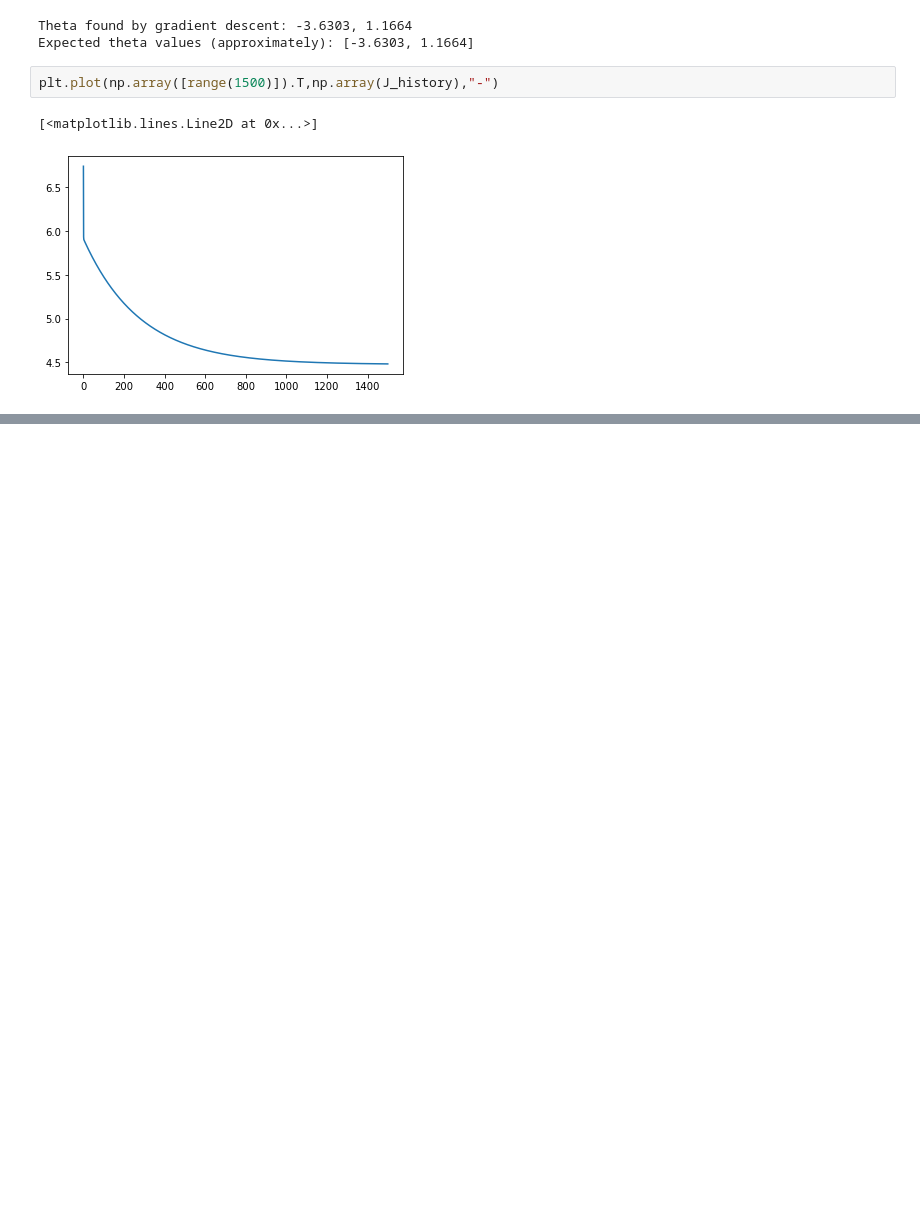
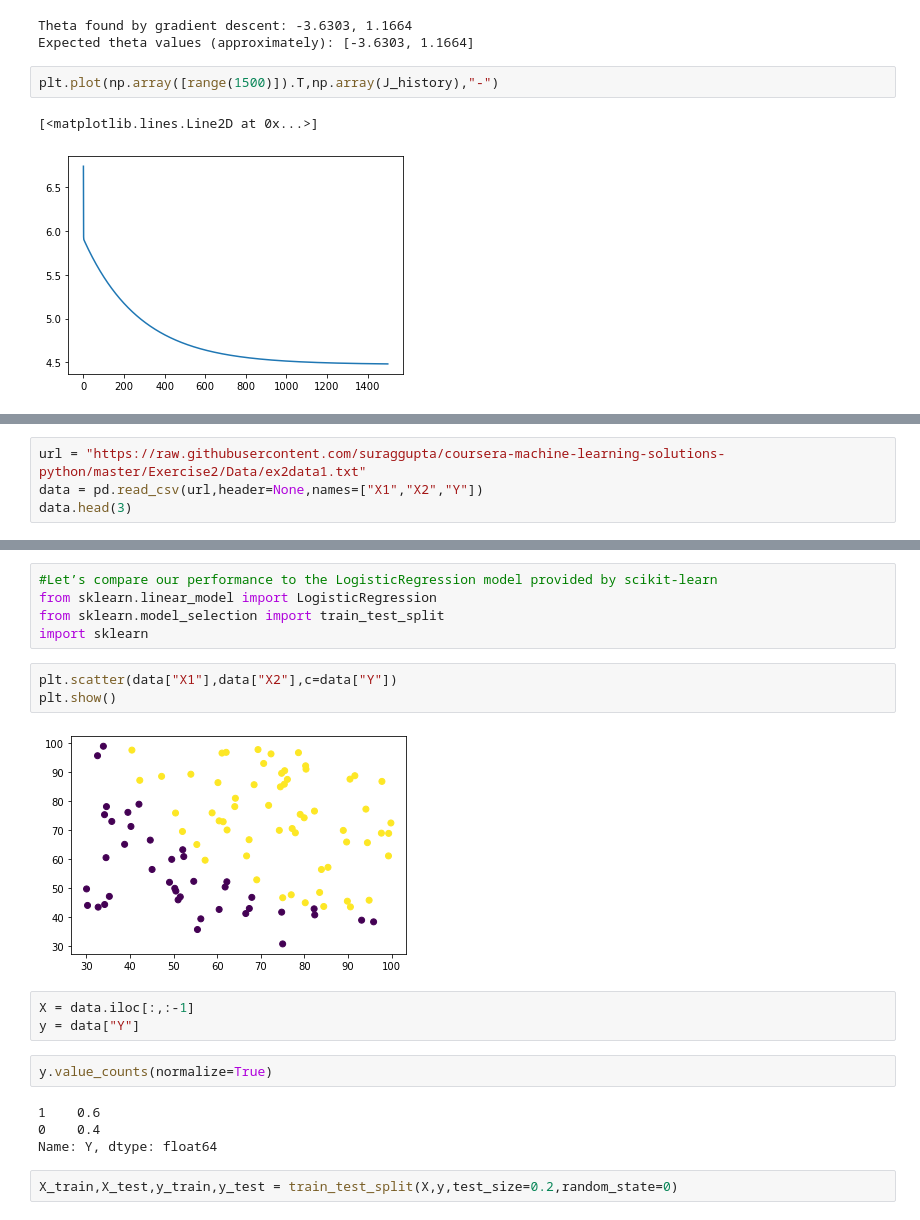
Before and after one commit to gonzalo71/TestGit, a Jupyter notebook: ejercicios_andrewng.ipynb, the cells around one changed output, grey strips where cells are left out. Saved outputs shown, nothing was run; the diff lists cells and outputs as text; blank space fills up the shorter version.

Commit message:
nuevo hoja python

```diff
--- a/ejercicios_andrewng.ipynb
+++ b/ejercicios_andrewng.ipynb
@@ -148,0 +253,4 @@ plt.plot(np.array([range(1500)]).T,np.array(J_history),"-")
+# %%
+url = "https://raw.githubusercontent.com/suraggupta/coursera-machine-learning-solutions-python/master/Exercise2/Data/ex2data1.txt"
+data = pd.read_csv(url,header=None,names=["X1","X2","Y"])
+data.head(3)
@@ -148,0 +289,21 @@ plt.plot(np.array([range(1500)]).T,np.array(J_history),"-")
+# %%
+#Let’s compare our performance to the LogisticRegression model provided by scikit-learn
+from sklearn.linear_model import LogisticRegression
+from sklearn.model_selection import train_test_split
+import sklearn
+# %%
+plt.scatter(data["X1"],data["X2"],c=data["Y"])
+plt.show()
+# %% [output]
+[figure, added]
+# %%
+X = data.iloc[:,:-1]
+y = data["Y"]
+# %%
+y.value_counts(normalize=True)
+# %% [output]
+1    0.6
+0    0.4
+Name: Y, dtype: float64
+# %%
+X_train,X_test,y_train,y_test = train_test_split(X,y,test_size=0.2,random_state=0)
```
Also changed, not shown: parts of 21 cells of this notebook, 2 other files.
